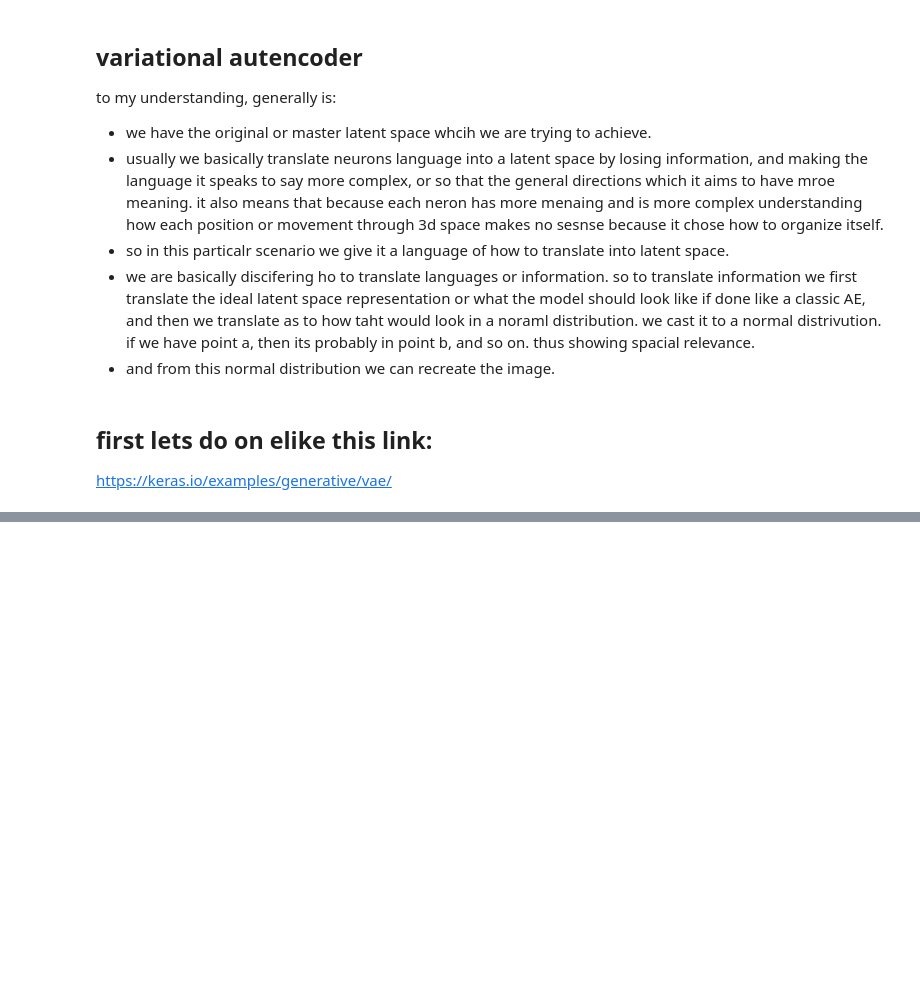
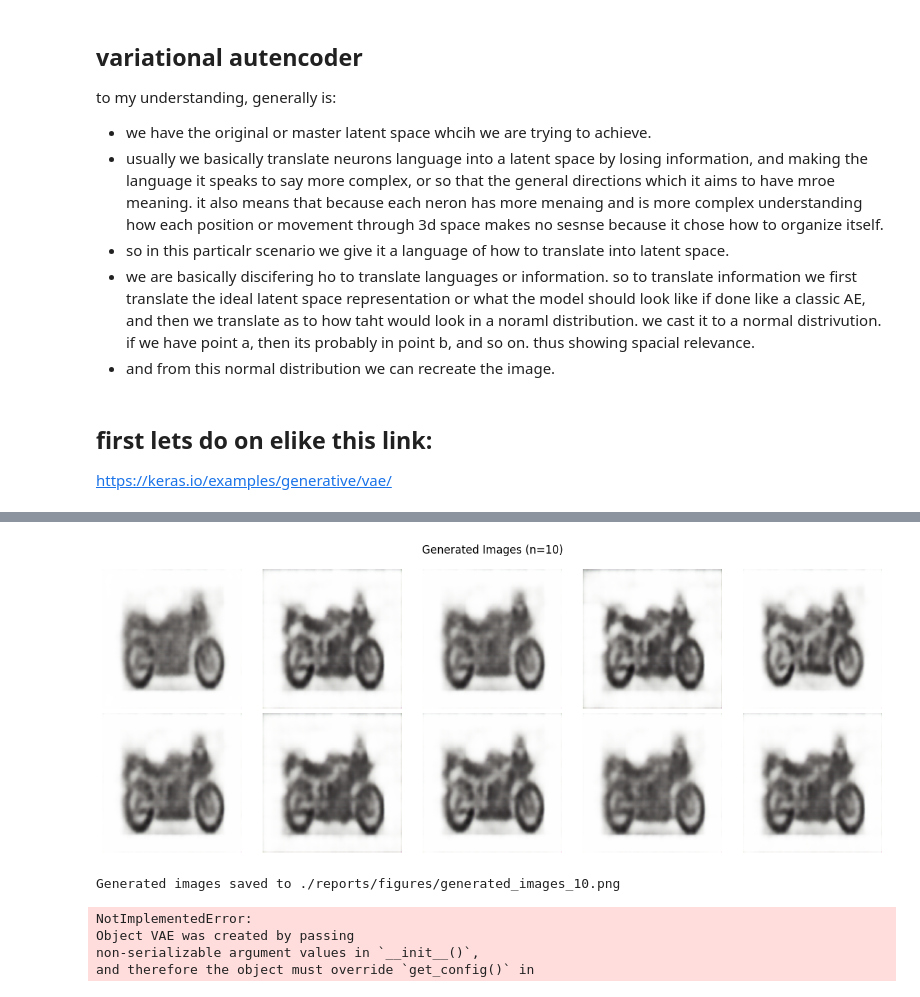
Before and after one commit to luisejdm/Proyecto1_Deep_Learning, a Jupyter notebook: notebooks/3.04-smdo-first_vae_refining.ipynb, the cells around one changed output, grey strips where cells are left out. Cells and saved outputs as stored; diff of their text form; code cells hidden in the pictures; blank space fills up the shorter version.

Commit message:
a good encoder actually

```diff
--- a/notebooks/3.04-smdo-first_vae_refining.ipynb
+++ b/notebooks/3.04-smdo-first_vae_refining.ipynb
@@ -307,0 +402,55 @@ Trying algorithm eng20{k2=2,k4=1,k5=0,k6=0,k7=0,k19=0} for conv (f32[5,256,8,8]{
+# %%
+generated_images = generate_images(decoder, n_images=10)
+plot_generated_images(generated_images, n_images=10)
+# %% [output]
+[figure, added]
+Generated images saved to ./reports/figures/generated_images_10.png
+# %%
+models_path = "./models"
+
+# ---- Save encoder ----
+encoder.save(os.path.join(models_path, "encoder_smdo_3-04.keras"))
+
+# ---- Save decoder ----
+decoder.save(os.path.join(models_path, "decoder_smdo_3-04.keras"))
+
+# ---- Save full VAE ----
+vae.save("./models/vae_smdo_3-04.keras", include_optimizer=True)
+# vae.save("./models/vae_smdo_3-04.keras")
+# vae.save("./models/vae_savedmodel_smdo_3-04", save_format="tf")
+# vae.save(os.path.join(models_path, "vae_smdo_3-04.keras"))
+
+print("Models saved successfully")
+
+
+# try:
+#     models_path = "../models"
+
+#     # ---- Save encoder ----
+#     encoder.save(os.path.join(models_path, "encoder_smdo_3-04.keras"))
+
+#     # ---- Save decoder ----
+#     decoder.save(os.path.join(models_path, "decoder_smdo_3-04.keras"))
+
+#     # ---- Save full VAE ----
+#     vae.save(os.path.join(models_path, "vae_smdo_3-04.keras"))
+
+#     print("Models saved successfully")
+# except Exception as e:
+#     models_path = "./models"
+
+#     # ---- Save encoder ----
+#     encoder.save(os.path.join(models_path, "encoder_smdo_3-04.keras"))
+
+#     # ---- Save decoder ----
+#     decoder.save(os.path.join(models_path, "decoder_smdo_3-04.keras"))
+
+#     # ---- Save full VAE ----
+#     vae.save(os.path.join(models_path, "vae_smdo_3-04.keras"))
+
+#     print("Models saved successfully")
+# %% [output]
+NotImplementedError:
+Object VAE was created by passing
+non-serializable argument values in `__init__()`,
+and therefore the object must override `get_config()` in
```
Also changed, not shown: parts of 8 cells of this notebook, 7 other files.
